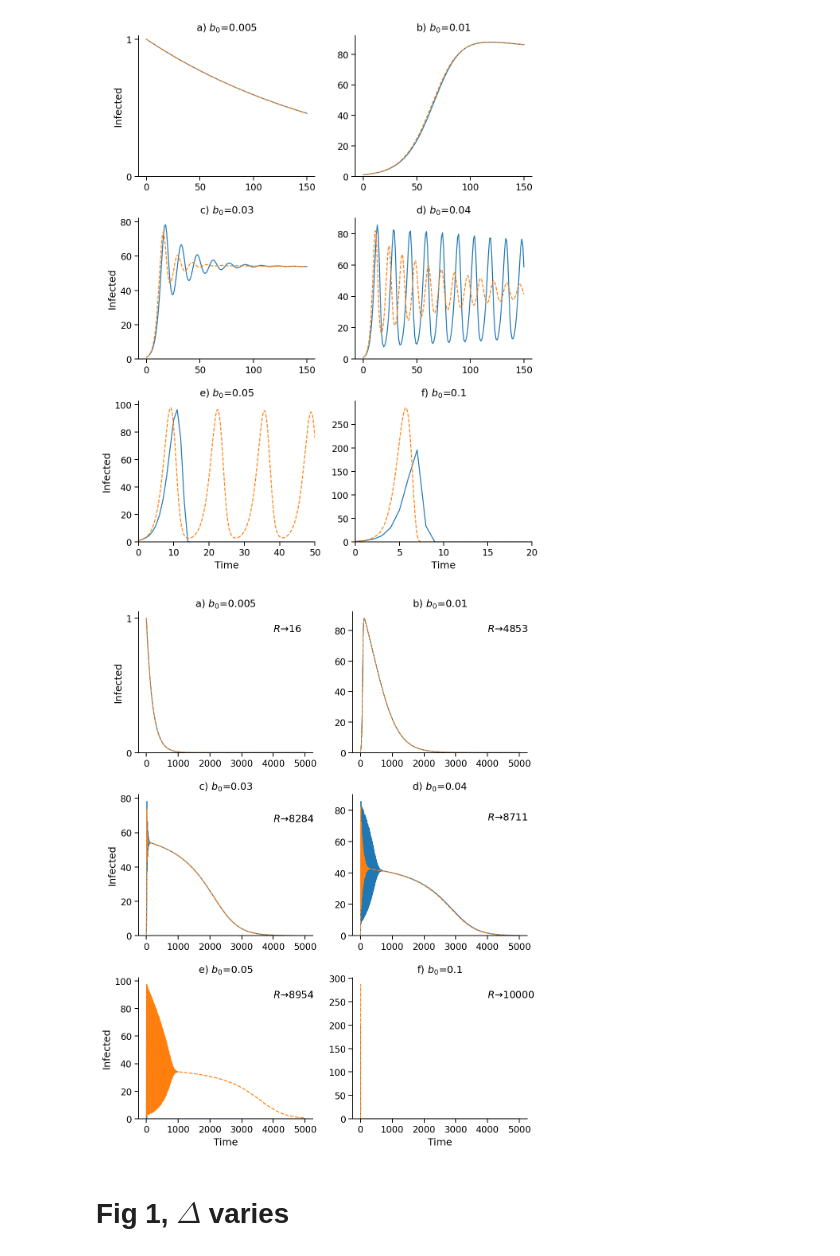
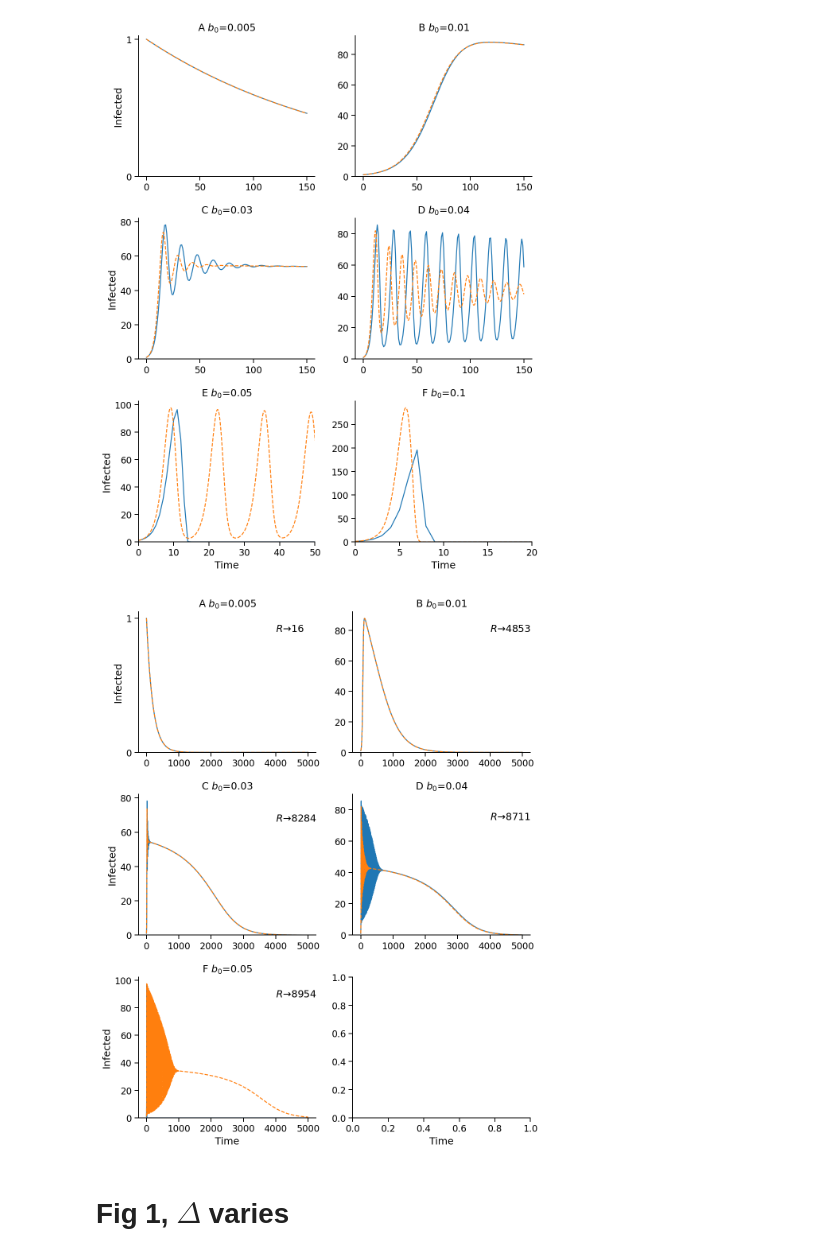
Before and after one commit to yoavram/SanJose, a Jupyter notebook: notebooks/model-SIR.ipynb, the cells around one changed output. Saved outputs shown, nothing was run; the diff lists cells and outputs as text; code cells hidden in the pictures.

Commit message:
revise panel labels for plos

```diff
--- a/notebooks/model-SIR.ipynb
+++ b/notebooks/model-SIR.ipynb
@@ -137,14 +135,14 @@ for b0_ in b0s:
     results_b0s.append((Idis, Rdis, t, Icont, Rcont))
 # %%
 fig, axes = plt.subplots(3, 2, figsize=(8, 10))
-for b0_, ax, label, res in zip(b0s, axes.flat, 'abcdef', results_b0s):
+for b0_, ax, label, res in zip(b0s, axes.flat, 'ABCDEF', results_b0s):
     Idis, Rdis, t, Icont, Rcont = res
     color = ax.plot(Idis)[0].get_color()
 #     ax.plot(Rdis, alpha=0.5, color=color)
     color = ax.plot(t, Icont, '--')[0].get_color()
 #     ax.plot(t, Rcont, alpha=0.5, color=color)
     ax.set_ylim(0, None)
-    ax.set_title("{}) $b_0$={}".format(label, b0_))
+    ax.set_title("{} $b_0$={}".format(label, b0_))
 for ax in axes[:,0]: ax.set_ylabel('Infected')
 for ax in axes[2]: ax.set_xlabel('Time')
 axes[2,0].set_xlim(0, 50)
@@ -167,24 +165,24 @@ for b0_ in b0s:
     results_b0s_long.append((Idis, Rdis, t, Icont, Rcont))
 # %%
 fig, axes = plt.subplots(3, 2, figsize=(8, 10))
-for b0_, ax, label, res in zip(b0s, axes.flat, 'abcdef', results_b0s_long):
+for b0_, ax, label, res in zip(b0s, axes.flat, 'ABCDF', results_b0s_long):
     Idis, Rdis, t, Icont, Rcont = res
     ax.plot(Idis)
     ax.plot(t, Icont, '--')
     ax.set_ylim(0, None)
-    ax.set_title("{}) $b_0$={}".format(label, b0_))
+    ax.set_title("{} $b_0$={}".format(label, b0_))
     ax.text(t.max()*0.8, Icont.max()*0.9, r'$R \to$'+'{:.0f}'.format(Rcont[-1]))
 for ax in axes[:,0]: ax.set_ylabel('Infected')
 for ax in axes[2]: ax.set_xlabel('Time')
 
 axes[0,0].set_yticks([0, 1])
 # axes[-1,-1].set_xlim(0, 50)
 
 fig.tight_layout()
 sns.despine()
 # plt.savefig('../figures/fig3-SIR-long.pdf', dpi=100)
 # %% [output]
-[figure, old version]
+[figure, new version]
 # %% [markdown]
 # Fig 1, $\Delta$ varies
 # %%
```
Also changed, not shown: parts of 11 cells of this notebook, 1 other file.
